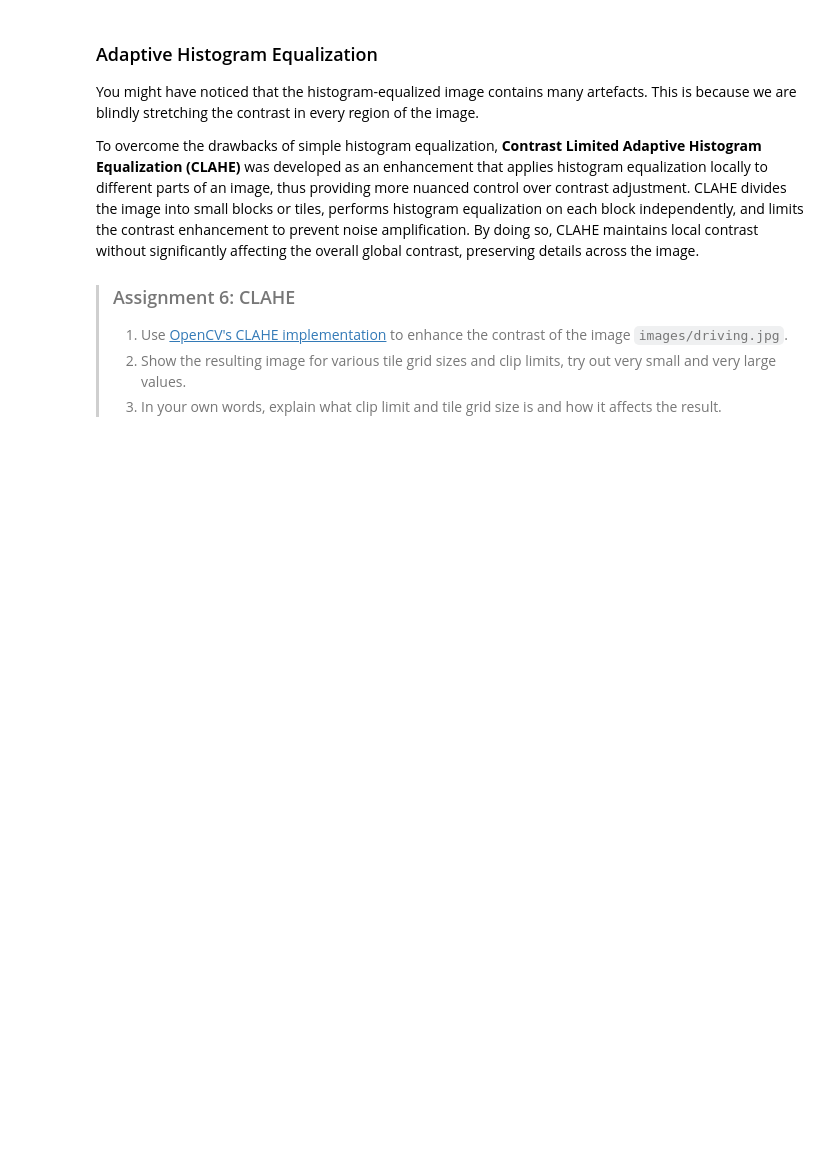
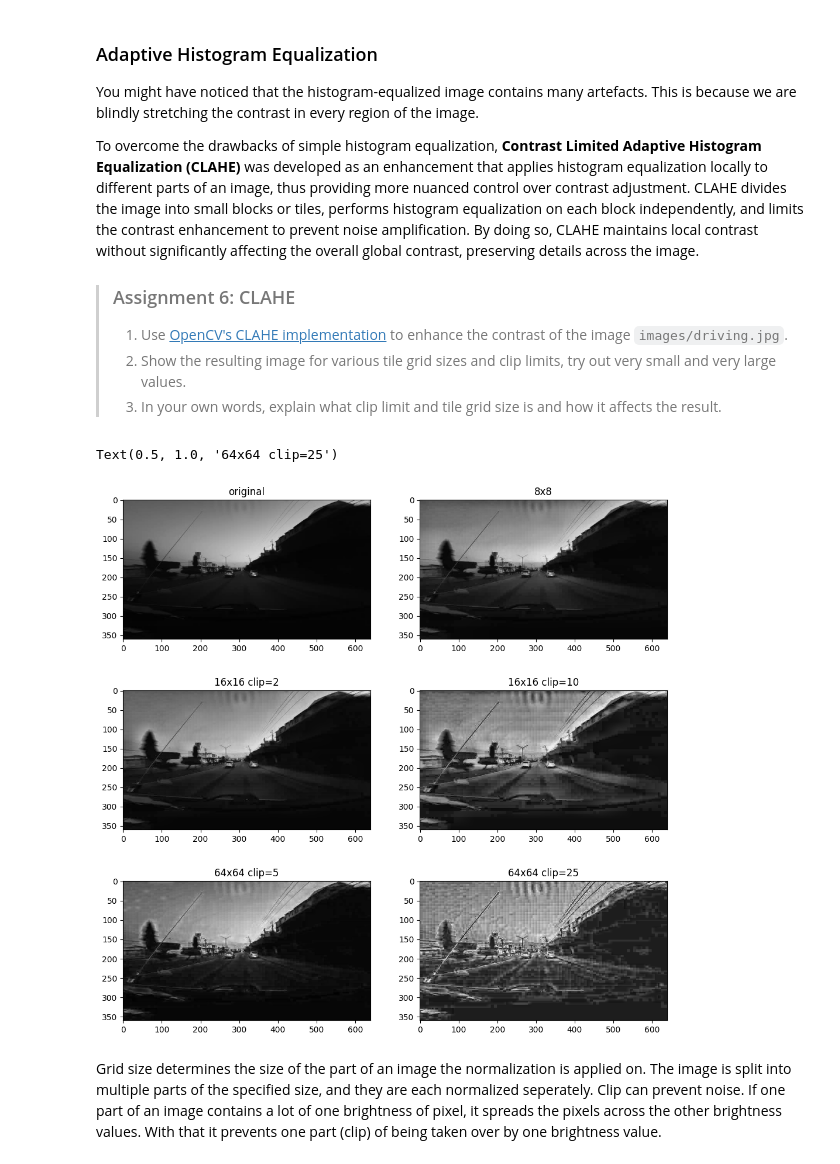
Before and after one commit to ferit-osirv/lab-2-color-spaces-and-histograms-Lionile, a Jupyter notebook: lab2.ipynb, the cells around one changed output. Saved outputs shown, nothing was run; the diff lists cells and outputs as text; code cells hidden in the pictures; blank space fills up the shorter version.

```diff
--- a/lab2.ipynb
+++ b/lab2.ipynb
@@ -416,3 +448,44 @@ To overcome the drawbacks of simple histogram equalization, **Contrast Limited A
 > 1. Use [OpenCV's CLAHE implementation](https://docs.opencv.org/4.x/d5/daf/tutorial_py_histogram_equalization.html) to enhance the contrast of the image `images/driving.jpg`.
 > 2. Show the resulting image for various tile grid sizes and clip limits, try out very small and very large values.
 > 3. In your own words, explain what clip limit and tile grid size is and how it affects the result.
+# %%
+img_orig = cv.imread('images/driving.jpg')
+img = cv.cvtColor(img_orig, cv.COLOR_BGR2RGB)
+img_gray = cv.cvtColor(img_orig, cv.COLOR_BGR2GRAY)
+
+clahe = cv.createCLAHE(clipLimit=2.0, tileGridSize=(8,8))
+cl1 = clahe.apply(img_gray)
+clahe = cv.createCLAHE(clipLimit=2.0, tileGridSize=(16,16))
+cl2 = clahe.apply(img_gray)
+clahe = cv.createCLAHE(clipLimit=10.0, tileGridSize=(16,16))
+cl3 = clahe.apply(img_gray)
+clahe = cv.createCLAHE(clipLimit=5.0, tileGridSize=(64,64))
+cl4 = clahe.apply(img_gray)
+clahe = cv.createCLAHE(clipLimit=25.0, tileGridSize=(64,64))
+cl5 = clahe.apply(img_gray)
+
+
+fig, axes = plt.subplots(3, 2, figsize=(12, 12))
+axes[0,0].imshow(img_gray, cmap='gray')
+axes[0,0].set_title('original')
+
+axes[0,1].imshow(cl1, cmap='gray')
+axes[0,1].set_title('8x8')
+
+axes[1,0].imshow(cl2, cmap='gray')
+axes[1,0].set_title('16x16 clip=2')
+
+axes[1,1].imshow(cl3, cmap='gray')
+axes[1,1].set_title('16x16 clip=10')
+
+axes[2,0].imshow(cl4, cmap='gray')
+axes[2,0].set_title('64x64 clip=5')
+
+axes[2,1].imshow(cl5, cmap='gray')
+axes[2,1].set_title('64x64 clip=25')
+# %% [output]
+Text(0.5, 1.0, '64x64 clip=25')
+[figure, added]
+# %% [markdown]
+Grid size determines the size of the part of an image the normalization is applied on. The image is split into multiple parts of the specified size, and they are each normalized seperately.
+Clip can prevent noise. If one part of an image contains a lot of one brightness of pixel, it spreads the pixels across the other brightness values. With that it prevents one part (clip) of being taken over by one brightness value.
```
Also changed, not shown: parts of 4 cells of this notebook.
